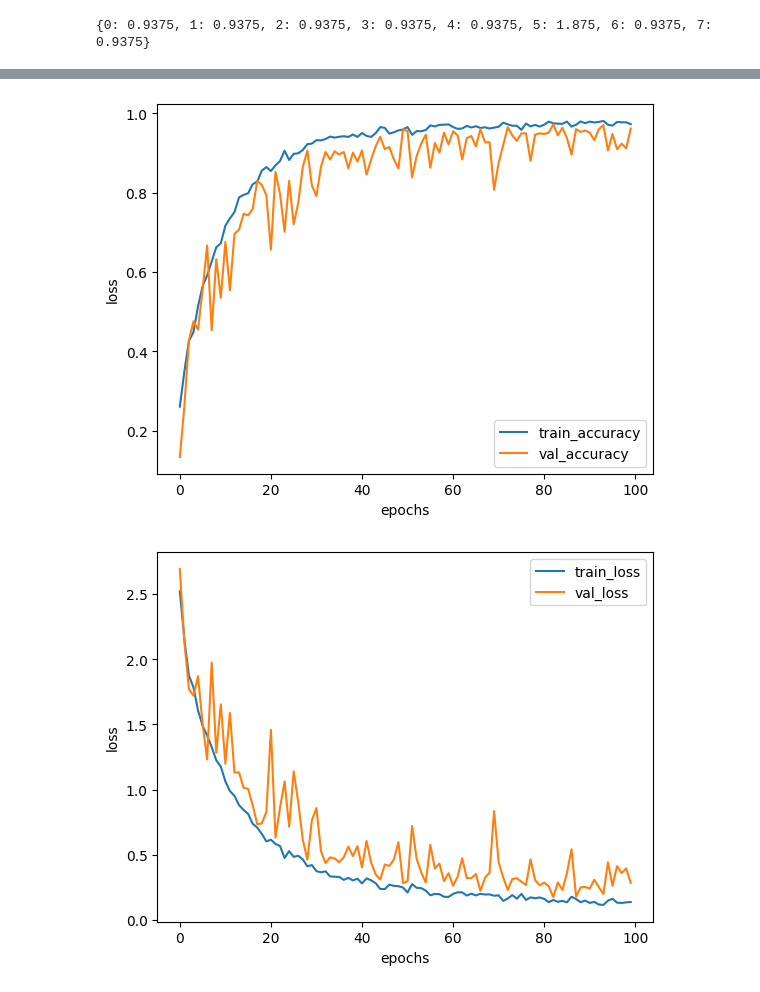
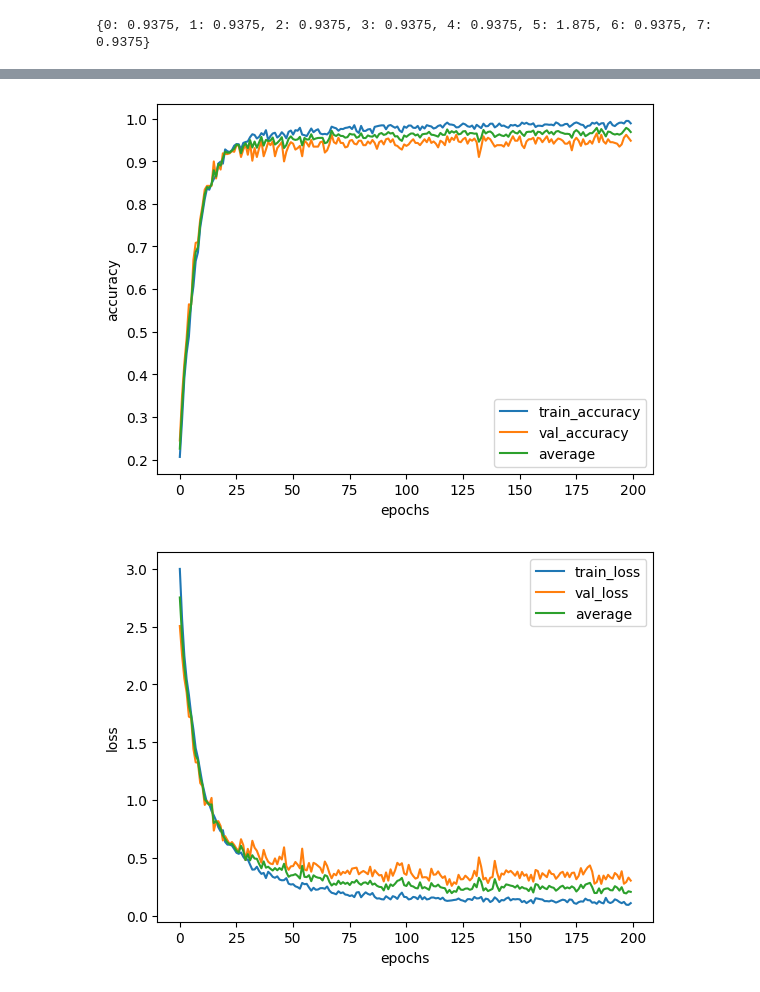
Before and after one commit to shreyash-alt/Emotion_Recognition_RAVDESS, a Jupyter notebook: emotionravdess2.ipynb, the cells around one changed output, grey strips where cells are left out. Cells and saved outputs as stored; diff of their text form; code cells hidden in the pictures.

```diff
--- a/emotionravdess2.ipynb
+++ b/emotionravdess2.ipynb
@@ -80,6 +145,13 @@ X_train, X_val, y_train, y_val = train_test_split(X, y, test_size=0.2, stratify=
 from tensorflow.keras.models import Sequential
 from tensorflow.keras.layers import Conv1D, MaxPooling1D, LSTM, Bidirectional, Dense, Dropout, Flatten
 from tensorflow.keras.regularizers import l2
+from tensorflow.keras.callbacks import ModelCheckpoint
+
+checkpoint_cb = ModelCheckpoint(
+    filepath='checkpoints/epoch_{epoch:02d}.weights.h5',
+    save_weights_only=True,
+    save_freq='epoch'
+)
 model = Sequential([
 
 
@@ -93,8 +165,12 @@ model = Sequential([
     MaxPooling1D(2),
     Dropout(0.3),
 
-    Bidirectional(LSTM(123, return_sequences=False)),
+    Bidirectional(LSTM(128, return_sequences=False)),
     BatchNormalization(),
+
+    Dense(256, activation='relu', kernel_regularizer=l2(0.001)),
+    BatchNormalization(),
+    Dropout(0.3),
 
     Dense(128, activation='relu', kernel_regularizer=l2(0.001)),
     BatchNormalization(),
@@ -110,5 +186,5 @@ model = Sequential([
 model.compile(optimizer='adam', loss='categorical_crossentropy', metrics=['accuracy'])
 
 early_stop =EarlyStopping(monitor='val_loss', patience=10, restore_best_weights=True)
-history=model.fit(X_train, y_train, validation_data=(X_val, y_val), epochs=100, batch_size=32)#,class_weight=class_weights)
+history=model.fit(X_train, y_train, validation_data=(X_val, y_val), epochs=200, batch_size=32,callbacks=[checkpoint_cb])#,class_weight=class_weights)
 # %% [output]
@@ -132,0 +209,13 @@ Epoch 100/100
+# %%
+import numpy as np
+
+train_acc = np.array(history.history['accuracy'])
+val_acc = np.array(history.history['val_accuracy'])
+loss=np.array(history.history['loss'])
+val_loss=np.array(history.history['val_loss'])
+avg_loss=(loss+val_loss)/2
+avg_acc = (train_acc + val_acc) / 2
+best_epoch = np.argmax(avg_acc) + 1  # +1 because epochs start from 1 in filenames
+
+print(f"Best average (acc + val_acc)/2 at epoch {best_epoch},accuracy={train_acc[best_epoch-1]}, validation accuracy={val_acc[best_epoch-1]}, average value = {avg_acc[best_epoch-1]:.4f}")
+history.model.load_weights(f"checkpoints/epoch_{best_epoch:02d}.weights.h5")
@@ -177,22 +268,24 @@ val_acc=history.history['val_accuracy']
 epochs=range(len(acc))
 plt.plot(epochs,acc,label='train_accuracy')
 plt.plot(epochs,val_acc,label='val_accuracy')
+plt.plot(epochs,avg_acc,label='average')
 plt.xlabel('epochs')
-plt.ylabel('loss')
+plt.ylabel('accuracy')
 plt.legend()
 plt.show()
 # %% [output]
-[figure, old version]
+[figure, new version]
 # %%
 
 
 loss=history.history['loss']
 val_loss=history.history['val_loss']
 plt.plot(epochs,loss,label='train_loss')
 plt.plot(epochs,val_loss,label='val_loss')
+plt.plot(epochs,avg_loss,label='average')
 plt.xlabel('epochs')
 plt.ylabel('loss')
 plt.legend()
 plt.show()
 # %% [output]
-[figure, old version]
+[figure, new version]
```
Also changed, not shown: parts of 6 cells of this notebook.
